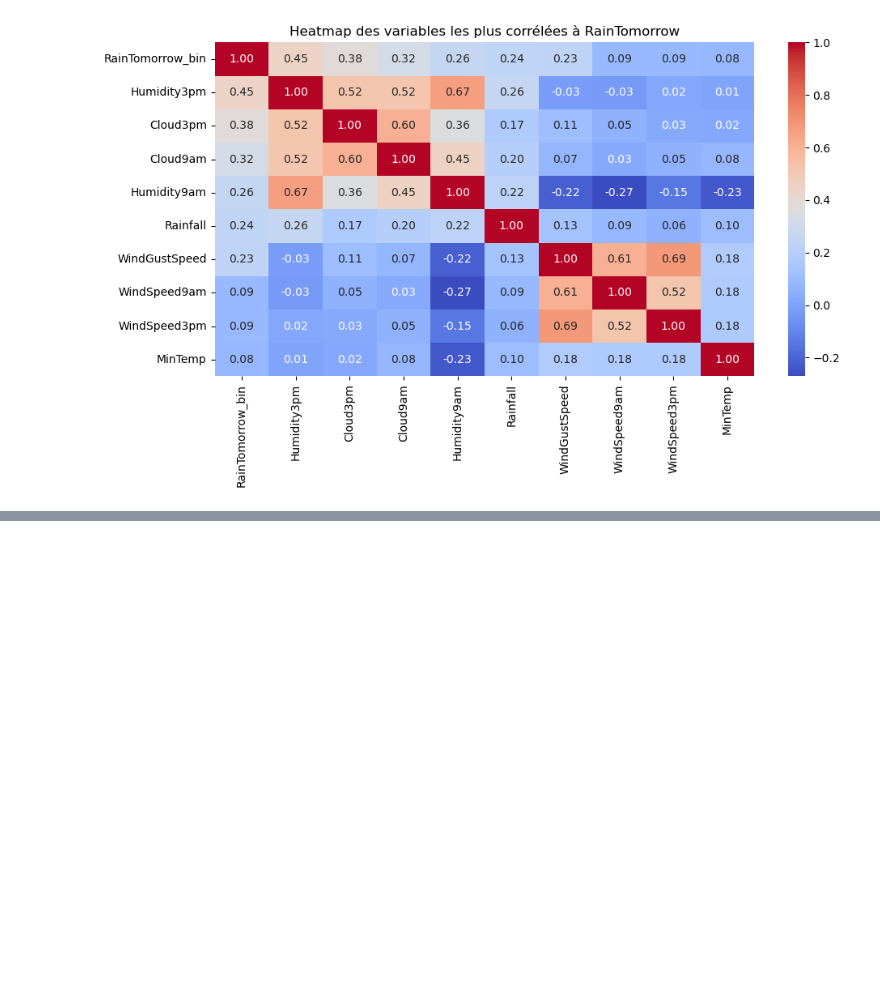
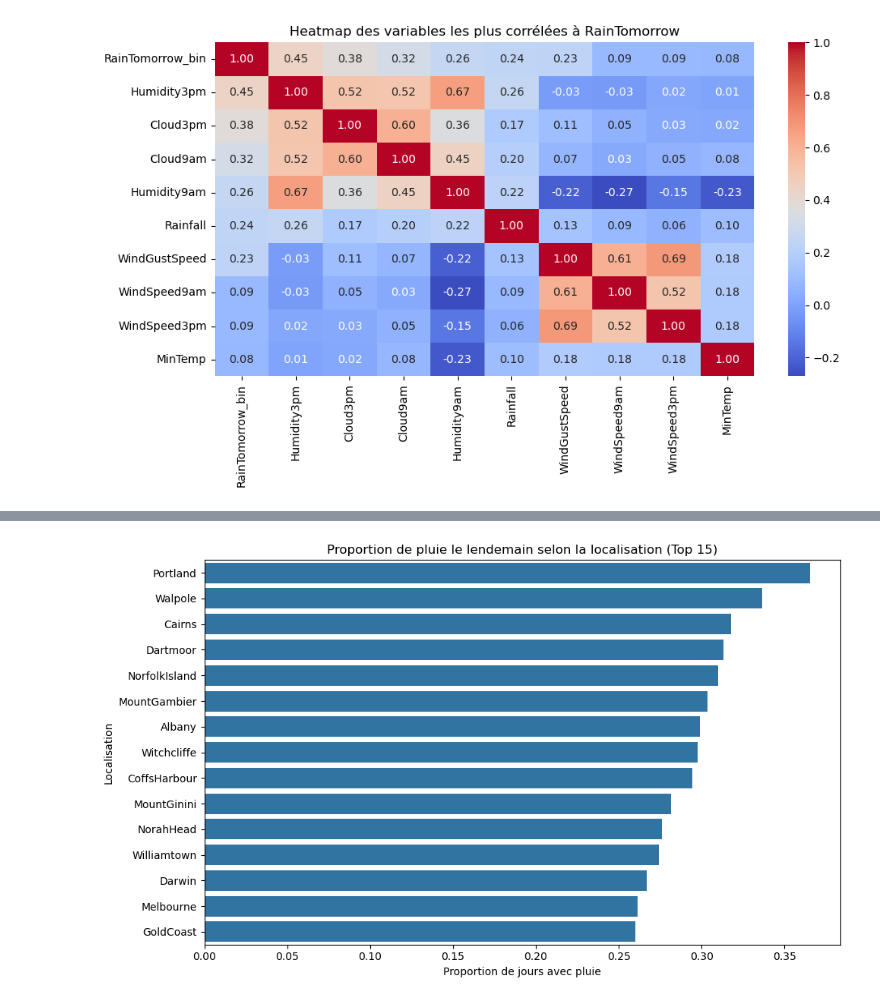
Before and after one commit to OuroborosVD/meteo-australie-prediction, a Jupyter notebook: MeteoAustralie.ipynb, the cells around one changed output, grey strips where cells are left out. Saved outputs shown, nothing was run; the diff lists cells and outputs as text; code cells hidden in the pictures; blank space fills up the shorter version.

```diff
--- a/MeteoAustralie.ipynb
+++ b/MeteoAustralie.ipynb
@@ -106,0 +138,17 @@ df.isna().sum().sort_values(ascending=False).head()
+# %%
+#Nous allons regarder ou est ce qu'il y a le plus de chance de pleuvoir en fonction de la localisation mais aupravant nous devons passer la colonne pluie aujourd'hui en binaire pour appliquer la moyenne
+
+df['RainTomorrow_bin'] = df['RainTomorrow'].map({'Yes': 1, 'No': 0})
+
+# Calcul de la proportion de jours avec pluie pour chaque localisation
+rain_by_location = df.groupby('Location')['RainTomorrow_bin'].mean().sort_values(ascending=False).head(15)
+
+plt.figure(figsize=(10, 6))
+sns.barplot(x=rain_by_location.values, y=rain_by_location.index)
+plt.title("Proportion de pluie le lendemain selon la localisation (Top 15)")
+plt.xlabel("Proportion de jours avec pluie")
+plt.ylabel("Localisation")
+plt.tight_layout()
+plt.show()
+# %% [output]
+[figure, added]
```
Also changed, not shown: parts of 7 cells of this notebook.
